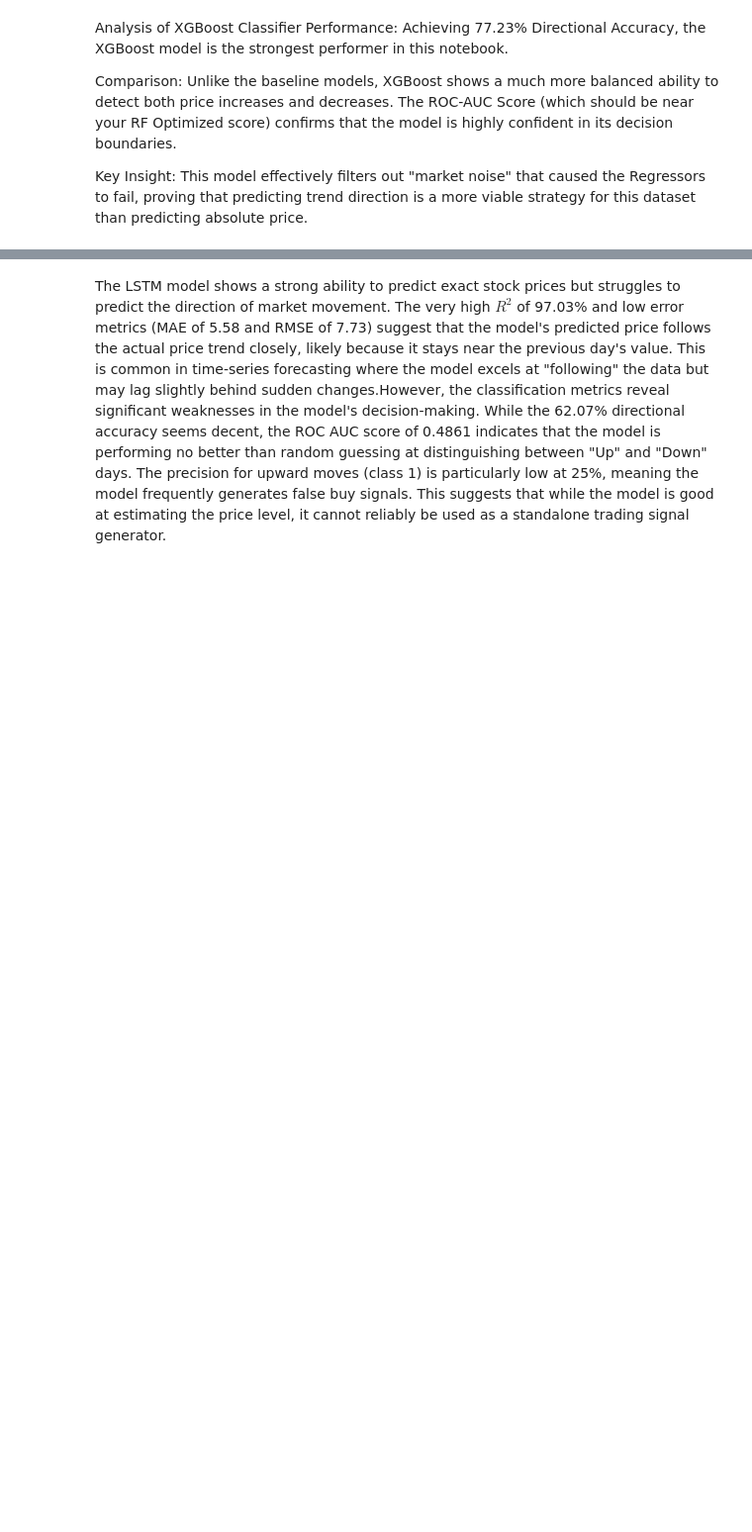
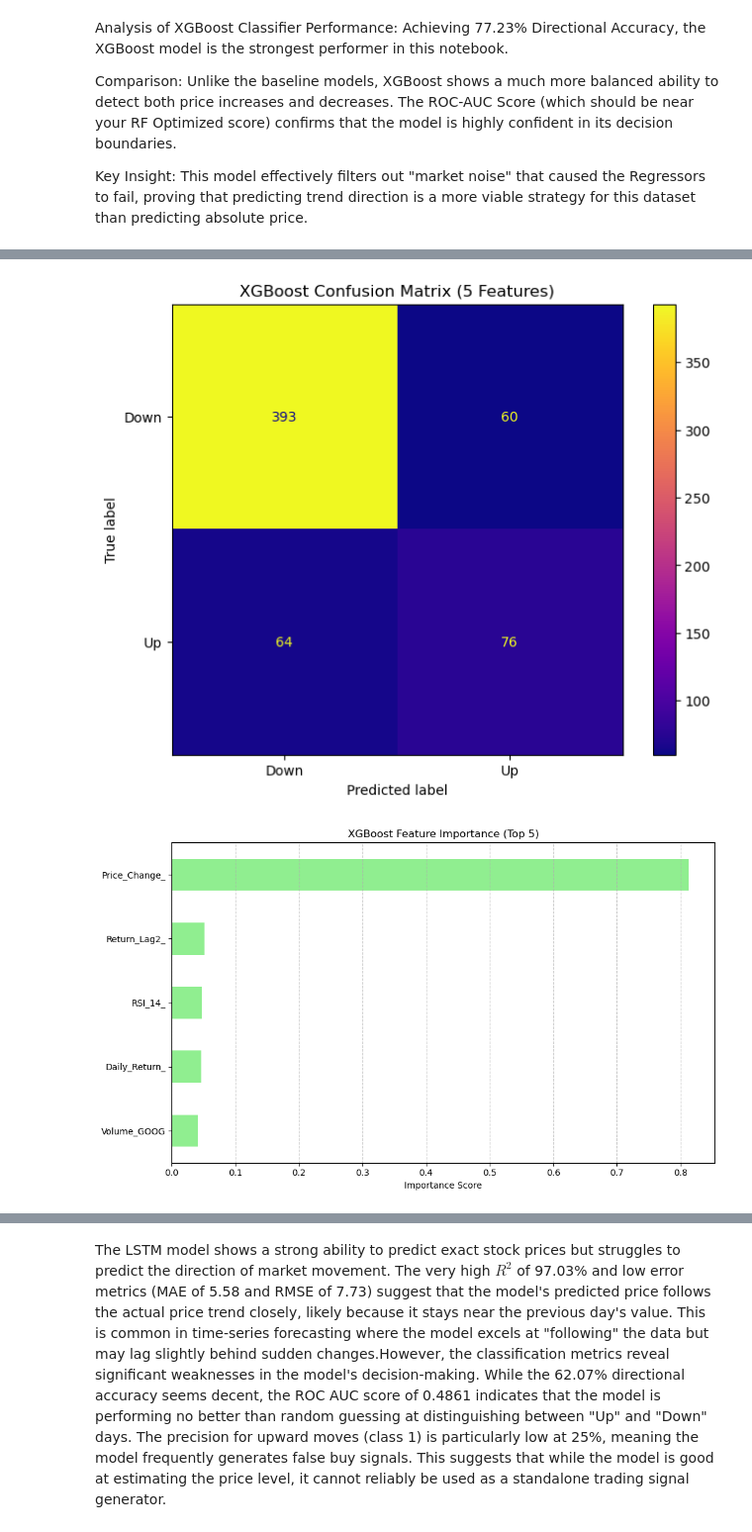
Before and after one commit to Denim951/stock-price-forecasting, a Jupyter notebook: stock_model_development.ipynb, the cells around one changed output, grey strips where cells are left out. Shown at 99% size. Cells and saved outputs as stored; diff of their text form; code cells hidden in the pictures; blank space fills up the shorter version.

```diff
--- a/stock_model_development.ipynb
+++ b/stock_model_development.ipynb
@@ -835,0 +692,13 @@ Key Insight: This model effectively filters out "market noise" that caused the R
+# %%
+# 1. Select the top 5 features
+selector = SelectKBest(score_func=f_classif, k=5)
+X_train_selected = selector.fit_transform(X_train_dir, y_train_class)
+X_test_selected = selector.transform(X_test_dir)
+
+# 2. Train the XGBoost model
+xgb_final = XGBClassifier(n_estimators=100, learning_rate=0.05, max_depth=5, random_state=42)
+xgb_final.fit(X_train_selected, y_train_class)
+
+# 3. Print Accuracy
+xgb_preds = xgb_final.predict(X_test_selected)
+print(f"Final XGBoost Accuracy (5 Features): {accuracy_score(y_test_class, xgb_preds):.4f}")
@@ -835,0 +720,24 @@ Key Insight: This model effectively filters out "market noise" that caused the R
+# %%
+# 1. Confusion Matrix
+plt.figure(figsize=(8, 6))
+cm = confusion_matrix(y_test_class, xgb_preds)
+disp = ConfusionMatrixDisplay(confusion_matrix=cm, display_labels=['Down', 'Up'])
+disp.plot(cmap='plasma', ax=plt.gca())
+plt.title('XGBoost Confusion Matrix (5 Features)')
+plt.show()
+
+# 2. Feature Importance
+importances = xgb_final.feature_importances_
+feat_importances = pd.Series(importances, index=selected_features).sort_values(ascending=True)
+
+plt.figure(figsize=(10, 6))
+feat_importances.plot(kind='barh', color='lightgreen')
+plt.title("XGBoost Feature Importance (Top 5)")
+plt.xlabel("Importance Score")
+plt.grid(axis='x', linestyle='--', alpha=0.7)
+plt.tight_layout()
+plt.savefig("figures/CM_Best_Features_XGBoost_Classifier.png", dpi=300)
+plt.show()
+# %% [output]
+[figure, added]
+[figure, added]
```
Also changed, not shown: parts of 59 cells of this notebook, 18 other files.
